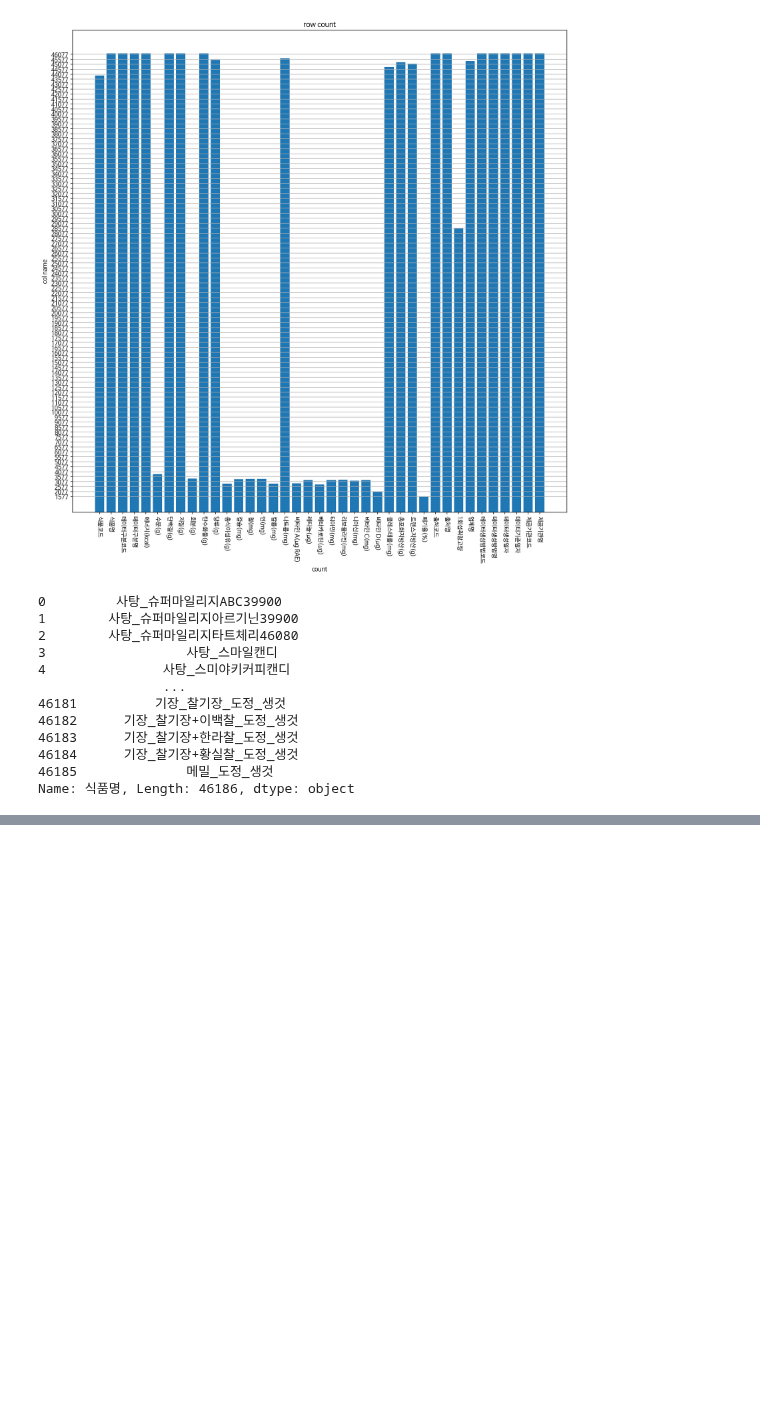
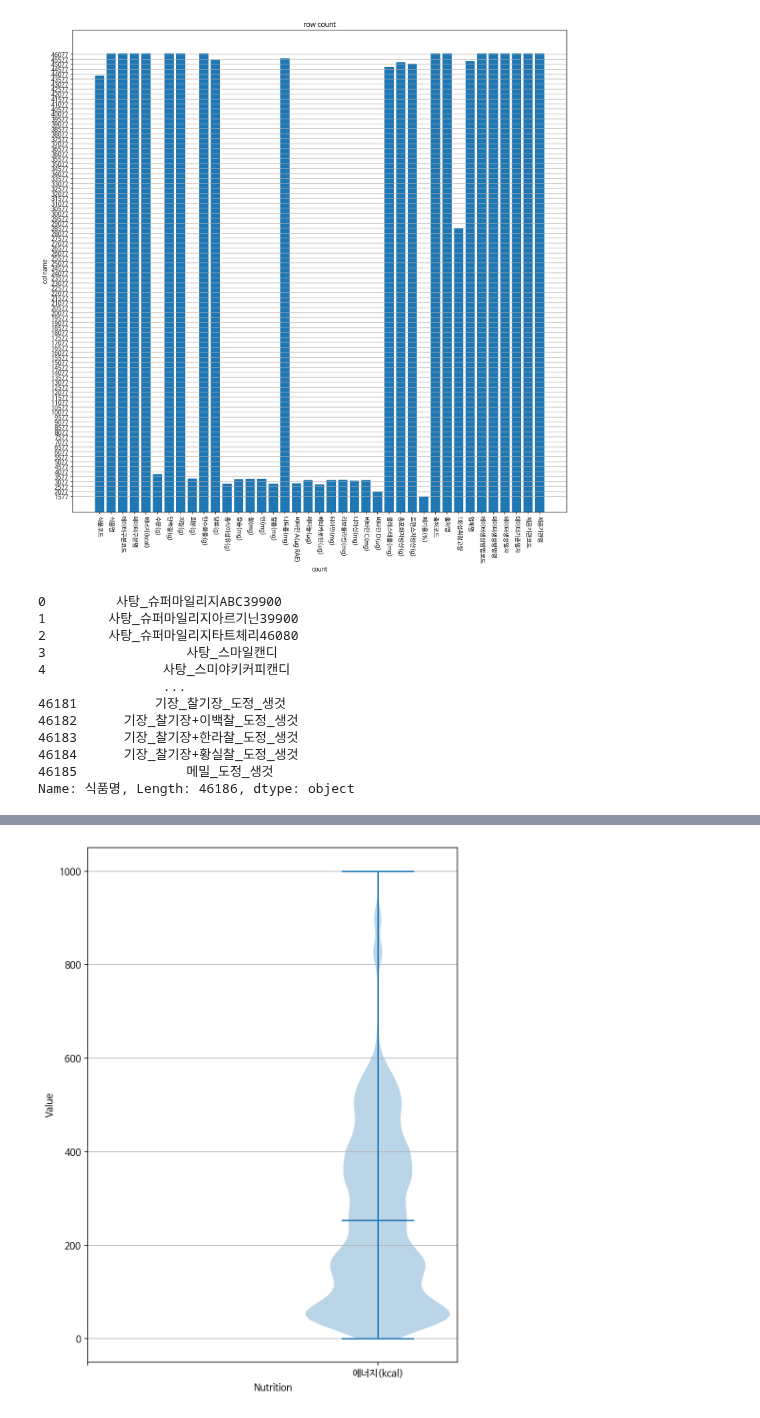
Before and after one commit to hallov012/Ease-EasyLose, a Jupyter notebook: 전국통합식품데이터_분석.ipynb, the cells around one changed output, grey strips where cells are left out. Saved outputs shown, nothing was run; the diff lists cells and outputs as text; code cells hidden in the pictures; blank space fills up the shorter version.

```diff
--- a/전국통합식품데이터_분석.ipynb
+++ b/전국통합식품데이터_분석.ipynb
@@ -144,0 +189,12 @@ for name in data_file['식품명']:
+# %%
+plt.figure(figsize=(7, 10))
+plt.violinplot([data_file_without_nan['에너지(kcal)']], positions=[1], showmeans=True)
+tickvalues = range(0, 2)
+plt.xticks(ticks= tickvalues,labels=["", '에너지(kcal)'])
+plt.xlabel("Nutrition")
+plt.ylabel('Value')
+plt.grid(True, axis='y')
+plt.savefig("전국통합식품데이터_nutrition_range_energy.png")
+plt.show()
+# %% [output]
+[figure, added]
```
Also changed, not shown: parts of 9 cells of this notebook.
